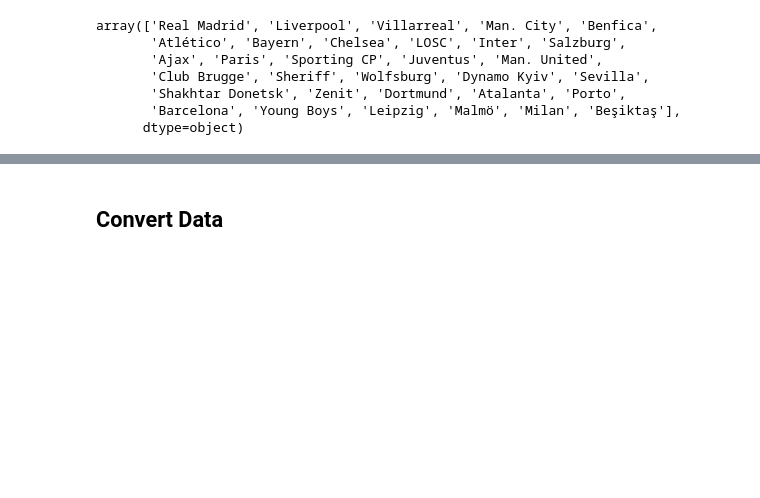
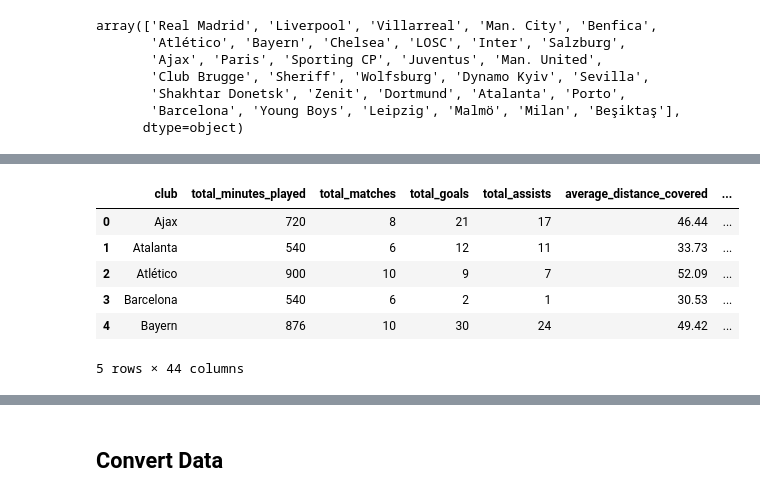
Before and after one commit to sulemanbasit/UCL21-22_MVP, a Jupyter notebook: clean_n_convert.ipynb, the cells around one changed output, grey strips where cells are left out. Saved outputs shown, nothing was run; the diff lists cells and outputs as text; code cells hidden in the pictures; blank space fills up the shorter version.

```diff
--- a/clean_n_convert.ipynb
+++ b/clean_n_convert.ipynb
@@ -123,0 +235,27 @@ clean_filled_player_data.describe()
+# %%
+# =========================
+# Function to Calculate Player Points
+# =========================
+
+def calculate_player_points(row):
+    position = row['position']
+    if position in position_weights:
+        total_points = sum(
+            row.get(metric, 0) * weight for metric, weight in position_weights[position].items()
+        )
+        total_points += cl_stage_points.get(row['Champions_League_Stage'], 0)
+        return total_points
+    return 0
+
+# =========================
+# Function to Calculate Club Points
+# =========================
+def calculate_club_points(row):
+    total_points = sum(
+        row.get(metric, 0) * weight for metric, weight in club_weights.items()
+    )
+    total_points += cl_stage_points.get(row['Champions_League_Stage'], 0)
+    return total_points
+# %%
+clean_filled_player_data['Total Points'] = clean_filled_player_data.apply(calculate_player_points, axis=1)
+club_data['Total Points'] = club_data.apply(calculate_club_points, axis=1)
@@ -123,0 +272,10 @@ clean_filled_player_data.describe()
+# %%
+club_data.head()
+# %% [output]
+|  | club | total_minutes_played | total_matches | total_goals | total_assists | average_distance_covered | ... |
+| 0 | Ajax | 720 | 8 | 21 | 17 | 46.44 | ... |
+| 1 | Atalanta | 540 | 6 | 12 | 11 | 33.73 | ... |
+| 2 | Atlético | 900 | 10 | 9 | 7 | 52.09 | ... |
+| 3 | Barcelona | 540 | 6 | 2 | 1 | 30.53 | ... |
+| 4 | Bayern | 876 | 10 | 30 | 24 | 49.42 | ... |
+5 rows × 44 columns
```
Also changed, not shown: parts of 10 cells of this notebook.
